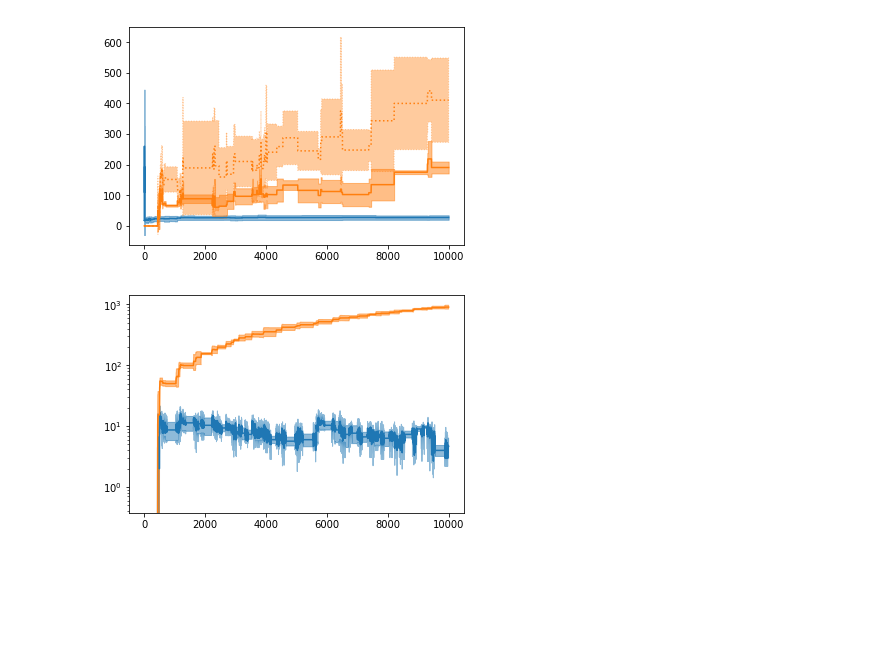
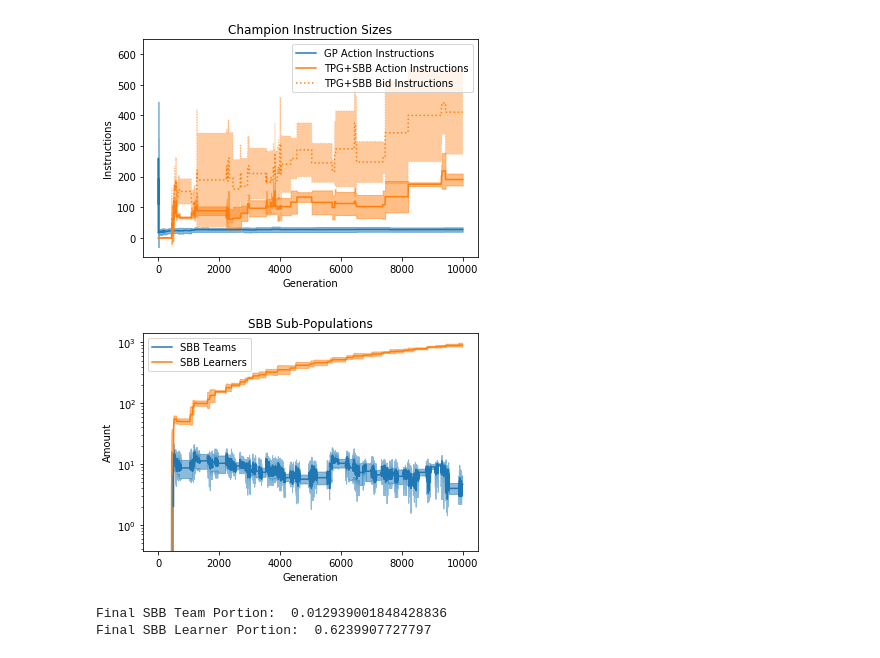
Before and after one commit to Ryan-Amaral/gp-bipedal-walker-analysis, a Jupyter notebook: basic_analysis.ipynb, the cells around one changed output. Cells and saved outputs as stored; diff of their text form; code cells hidden in the pictures; blank space fills up the shorter version.

```diff
--- a/basic_analysis.ipynb
+++ b/basic_analysis.ipynb
@@ -98,37 +121,42 @@ gp_act_means = np.mean(gp_act_arr, axis=0)
 gp_act_stds = np.std(gp_act_arr, axis=0)
 
 
 tpgsbb_act_arr = np.array(((df_tpgsbb_1["champ_act_instructions"][:10000]),
           np.array(df_tpgsbb_2["champ_act_instructions"][:10000]),
           np.array(df_tpgsbb_3["champ_act_instructions"][:10000])))
 tpgsbb_act_means = np.mean(tpgsbb_act_arr, axis=0)
 tpgsbb_act_stds = np.std(tpgsbb_act_arr, axis=0)
 
 tpgsbb_bid_arr = np.array(((df_tpgsbb_1["champ_instructions"][:10000]),
           np.array(df_tpgsbb_2["champ_instructions"][:10000]),
           np.array(df_tpgsbb_3["champ_instructions"][:10000])))
 tpgsbb_bid_means = np.mean(tpgsbb_bid_arr, axis=0)
 tpgsbb_bid_stds = np.std(tpgsbb_bid_arr, axis=0)
 
 
-plt.plot(gp_act_means, color=colors[0])
+plt.plot(gp_act_means, color=colors[0], label="GP Action Instructions")
 plt.fill_between(range(10000),
                  gp_act_means-gp_act_stds, gp_act_means+gp_act_stds,
                 alpha=0.5, color=colors[0])
 
-plt.plot(tpgsbb_act_means, color=colors[1])
+plt.plot(tpgsbb_act_means, color=colors[1], label="TPG+SBB Action Instructions")
 plt.fill_between(range(10000),
                  tpgsbb_act_means-tpgsbb_act_stds, tpgsbb_act_means+tpgsbb_act_stds,
                 alpha=0.5, color=colors[1])
 
-plt.plot(tpgsbb_bid_means, color=colors[1], linestyle="dotted")
+plt.plot(tpgsbb_bid_means, color=colors[1], linestyle="dotted", label="TPG+SBB Bid Instructions")
 plt.fill_between(range(10000),
                  tpgsbb_bid_means-tpgsbb_bid_stds, tpgsbb_bid_means+tpgsbb_bid_stds,
                 alpha=0.4, color=colors[1], linestyle="dotted")
 
+plt.title("Champion Instruction Sizes")
+plt.xlabel("Generation")
+plt.ylabel("Instructions")
+plt.legend()
+
 plt.show()
 # %% [output]
-[figure, old version]
+[figure, new version]
 # %%
 # visualize sbb pop size over time in tpgsbb
 sbb_teams_all = np.array(((df_tpgsbb_1["b_teams"][:10000]),
@@ -143,17 +171,37 @@ sbb_learners_all = np.array(((df_tpgsbb_1["b_learners"][:10000]),
 sbb_learners_all_means = np.mean(sbb_learners_all, axis=0)
 sbb_learners_all_stds = np.std(sbb_learners_all, axis=0)
 
-plt.plot(sbb_teams_all_means, color=colors[0])
+plt.plot(sbb_teams_all_means, color=colors[0], label="SBB Teams")
 plt.fill_between(range(10000),
                  sbb_teams_all_means-sbb_teams_all_stds, sbb_teams_all_means+sbb_teams_all_stds,
                 alpha=0.5, color=colors[0])
 
-plt.plot(sbb_learners_all_means, color=colors[1])
+plt.plot(sbb_learners_all_means, color=colors[1], label="SBB Learners")
 plt.fill_between(range(10000),
                  sbb_learners_all_means-sbb_learners_all_stds, sbb_learners_all_means+sbb_learners_all_stds,
                 alpha=0.5, color=colors[1])
 
+plt.title("SBB Sub-Populations")
+plt.xlabel("Generation")
+plt.ylabel("Amount")
+plt.legend()
+
 plt.yscale("log")
 plt.show()
+
+
+
+teams_all = np.mean(np.array((df_tpgsbb_1["pop_teams"][9999],
+                      df_tpgsbb_2["pop_teams"][9999],
+                      df_tpgsbb_3["pop_teams"][9999])))
+
+learners_all = np.mean(np.array((df_tpgsbb_1["pop_learners"][9999],
+                      df_tpgsbb_2["pop_learners"][9999],
+                      df_tpgsbb_3["pop_learners"][9999])))
+
+print("Final SBB Team Portion: ", sbb_teams_all_means[9999] / teams_all)
+print("Final SBB Learner Portion: ", sbb_learners_all_means[9999] / learners_all)
 # %% [output]
-[figure, old version]
+[figure, new version]
+Final SBB Team Portion:  0.012939001848428836
+Final SBB Learner Portion:  0.6239907727797
```
Also changed, not shown: parts of 4 cells of this notebook.
